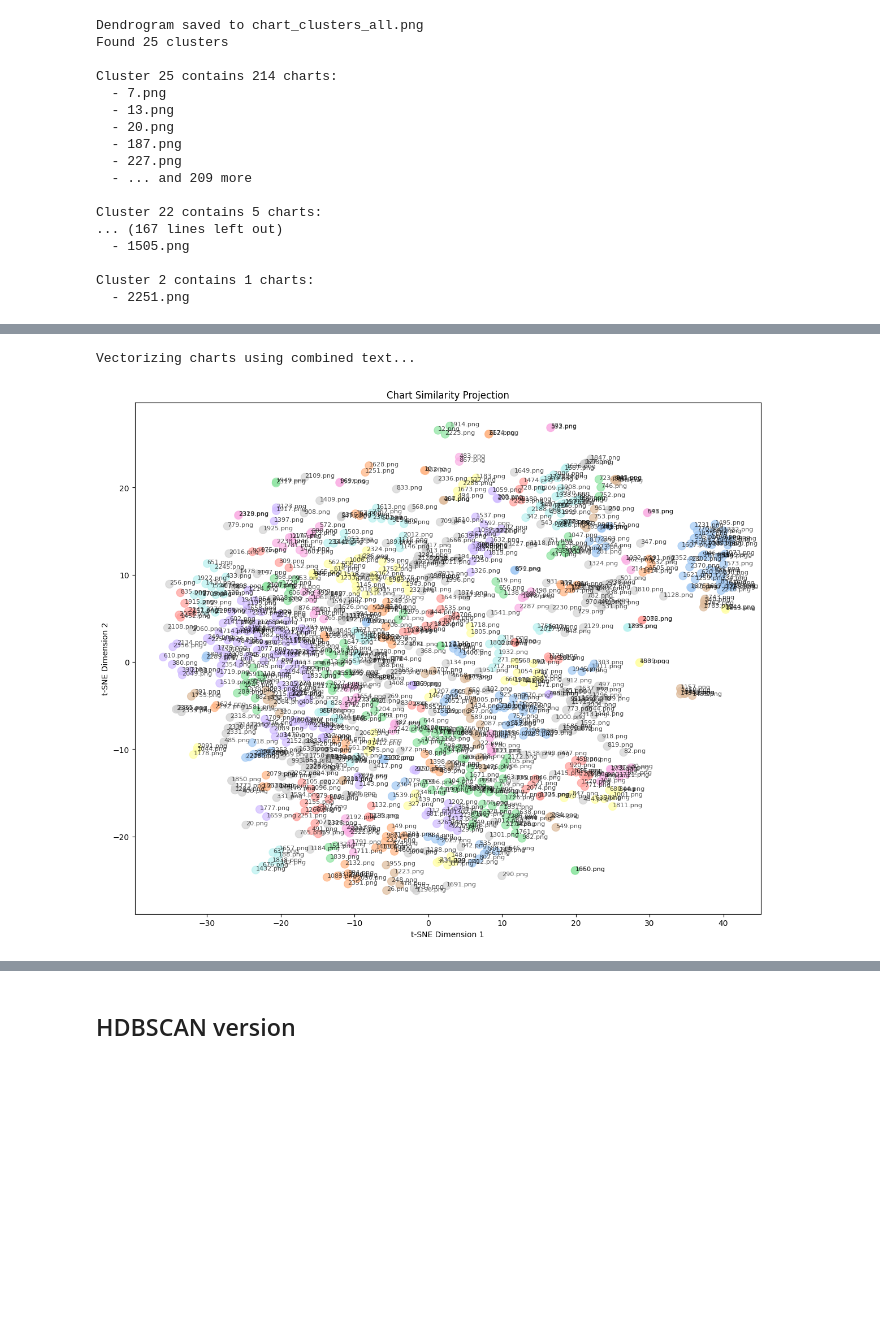
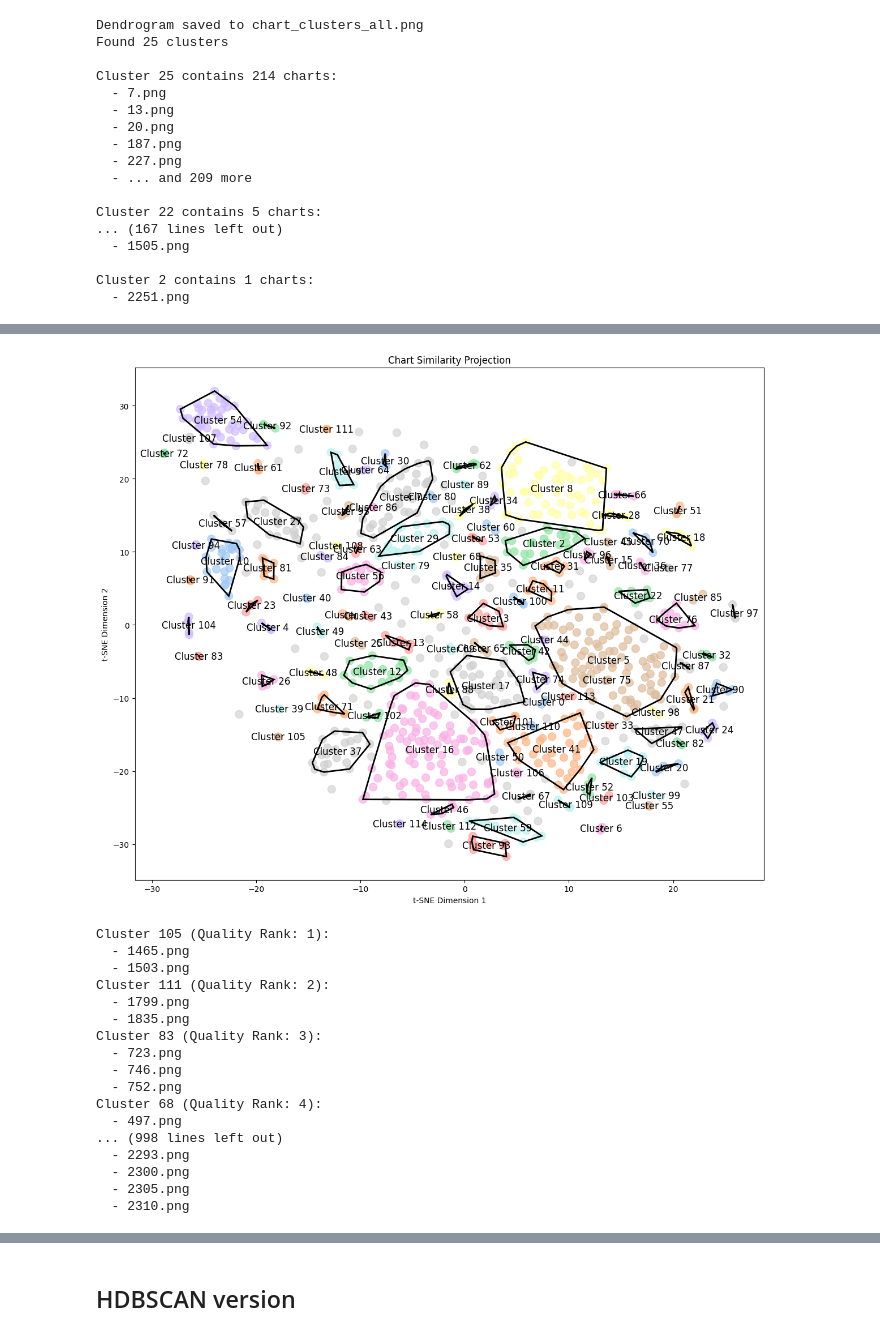
Before and after one commit to saikiran2002/MultiChartQA, a Jupyter notebook: similarity_search.ipynb, the cells around one changed output, grey strips where cells are left out. Cells and saved outputs as stored; diff of their text form; code cells hidden in the pictures; blank space fills up the shorter version.

```diff
--- a/similarity_search.ipynb
+++ b/similarity_search.ipynb
@@ -118,9 +118,9 @@ IMAGE_PATH_COLUMN = 'image_path'
 CAPTION_COLUMN = 'full_caption'
 CHARTS_BASE_FOLDER = 'Charts/'
 MAX_IMAGES_TO_PROCESS = 978
-CACHE_FILE = 'chart_analysis_cache_class.json'
+CACHE_FILE = 'chart_analysis_cache_class_qwen.json'
 SIMILARITY_THRESHOLD = 0.75
-SIMILARITY_METHOD = 'keywords' # 'attributes', 'keywords', or 'combined'
+SIMILARITY_METHOD = 'attributes' # 'attributes', 'keywords', or 'combined'
 OUTPUT_DIR = 'similarity_results'
 # %%
 from tqdm import tqdm
@@ -605,3 +612,8 @@ def chart_similarity_projection(structured_data, attributes_of_interest=None, me
         print(f"Warning: Could not calculate silhouette scores: {e}")
 
     return result_df, sorted_clusters
+# %%
+projection_df, sorted_clusters = chart_similarity_projection(
+    structured_data,
+    method='attributes'
+)
@@ -608,39 +622,82 @@ def chart_similarity_projection(structured_data, attributes_of_interest=None, me
 # %%
-projection_df, sorted_clusters = chart_similarity_projection(
-    structured_data,
-    method='combined'
-)
-
 import matplotlib.pyplot as plt
+import matplotlib.patches as mpatches
+from scipy.spatial import ConvexHull, QhullError
 
 plt.figure(figsize=(12, 10))
 scatter = plt.scatter(
     projection_df['x'],
     projection_df['y'],
     c=projection_df['color'],
     s=100,
     alpha=0.7
 )
 
-for i, row in projection_df.iterrows():
-    plt.annotate(
-        row['chart_name'],
-        (row['x'], row['y']),
-        fontsize=8,
-        alpha=0.7
-    )
+unique_clusters = projection_df['cluster'].unique()
+patches = []
+for cluster_id in sorted(unique_clusters):
+    if cluster_id >= 0:
+        color = projection_df[projection_df['cluster'] == cluster_id]['color'].iloc[0]
+        patches.append(mpatches.Patch(color=color, label=f'Cluster {cluster_id}'))
 
+        # Add cluster name at the centroid
+        cluster_points = projection_df[projection_df['cluster'] == cluster_id]
+        x_mean = cluster_points['x'].mean()
+        y_mean = cluster_points['y'].mean()
+        plt.text(x_mean, y_mean,
+                 f'Cluster {cluster_id}',
+                 fontsize=12,
+                 ha='center',
+                 va='center')
+
+
+for cluster_id in sorted(unique_clusters):
+    if cluster_id >= 0:
+        cluster_points = projection_df[projection_df['cluster'] == cluster_id][['x','y']].values
+        if len(cluster_points) >= 3:
+            try:
+                hull = ConvexHull(cluster_points)
+                hull_vertices = hull.vertices
+                polygon = plt.Polygon(cluster_points[hull_vertices], fill=False,
+                                      edgecolor='black', linewidth=2)
+                plt.gca().add_patch(polygon)
+            except QhullError:
+                pass
+# for i, row in projection_df.iterrows():
+#     plt.annotate(
+#         row['chart_name'],
+#         (row['x'], row['y']),
+#         fontsize=8,
+#         alpha=0.7
+#     )
+# plt.legend(handles=patches, title='Clusters')
 plt.title('Chart Similarity Projection')
 plt.xlabel('t-SNE Dimension 1')
 plt.ylabel('t-SNE Dimension 2')
 plt.tight_layout()
 plt.show()
 
 for i, cluster_id in enumerate(sorted_clusters):
     cluster_charts = projection_df[projection_df['cluster'] == cluster_id]['chart_name'].tolist()
     print(f"Cluster {cluster_id} (Quality Rank: {i+1}):")
     for chart in cluster_charts:
         print(f"  - {chart}")
 # %% [output]
+[figure, new version]
-Vectorizing charts using combined text...
+Cluster 105 (Quality Rank: 1):
+  - 1465.png
+  - 1503.png
+Cluster 111 (Quality Rank: 2):
+  - 1799.png
+  - 1835.png
+Cluster 83 (Quality Rank: 3):
+  - 723.png
+  - 746.png
+  - 752.png
+Cluster 68 (Quality Rank: 4):
+  - 497.png
+... (998 lines left out)
+  - 2293.png
+  - 2300.png
+  - 2305.png
+  - 2310.png
-[figure, old version]
```
Also changed, not shown: parts of 11 cells of this notebook, 12 other files.
